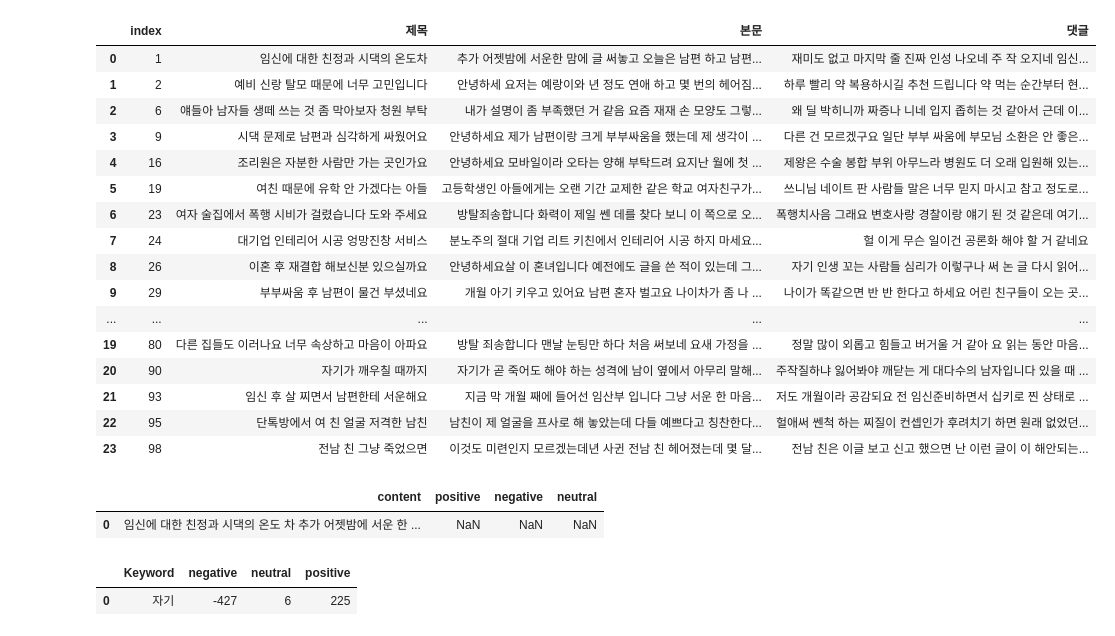
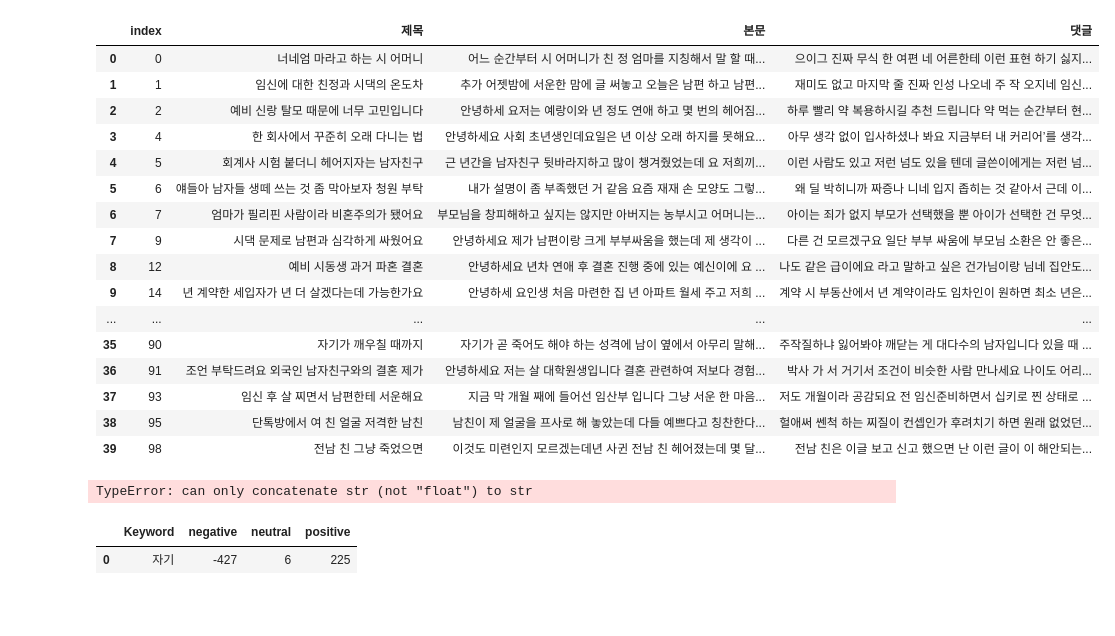
Before and after one commit to CSID-DGU/2021-1-CECD3-Bigdaterminator-5, a Jupyter notebook: source/nate_pann/네이트판_감성분석.ipynb, the cells around one changed output. Cells and saved outputs as stored; diff of their text form; code cells hidden in the pictures; blank space fills up the shorter version.

```diff
--- a/source/nate_pann/네이트판_감성분석.ipynb
+++ b/source/nate_pann/네이트판_감성분석.ipynb
@@ -17,39 +17,41 @@ from konlpy.tag import Komoran
 # %%
 #각 키워드에 해당하는 내용 정리
 #예시: ['결혼', '남자', '남편', '본인', '부모', '시간', '엄마', '여자', '자기', '친구']
 from IPython.core.display import display, HTML
 from konlpy.tag import Okt
 
 #키워드에 해당하는 제목, 본문, 댓글 출력, 추후 iteration 돌며 10가지 모두 할 것
 key = '자기'
 
 final = pd.DataFrame(columns = ['contents'])
 
 f = pd.read_csv('natepann.csv')
 
-is_key = f['본문'].str.contains(key, na=False)
+#키워드 본문, 제목, 댓글 돌며 확인
+is_key = f['본문'].str.contains(key, na=False) | f['제목'].str.contains(key, na=False) | f['댓글'].str.contains(key, na=False)
+
 
 f_key = f[is_key]
 f_key = f_key.reset_index()
 f_key
 # %% [output]
 |  | index | 제목 | 본문 | 댓글 |
-| 0 | 1 | 임신에 대한 친정과 시댁의 온도차 | 추가 어젯밤에 서운한 맘에 글 써놓고 오늘은 남편 하고 남편... | 재미도 없고 마지막 줄 진짜 인성 나오네 주 작 오지네 임신... |
-| 1 | 2 | 예비 신랑 탈모 때문에 너무 고민입니다 | 안녕하세 요저는 예랑이와 년 정도 연애 하고 몇 번의 헤어짐... | 하루 빨리 약 복용하시길 추천 드립니다 약 먹는 순간부터 현... |
-| 2 | 6 | 얘들아 남자들 생떼 쓰는 것 좀 막아보자 청원 부탁 | 내가 설명이 좀 부족했던 거 같음 요즘 재재 손 모양도 그렇... | 왜 딜 박히니까 짜증나 니네 입지 좁히는 것 같아서 근데 이... |
-| 3 | 9 | 시댁 문제로 남편과 심각하게 싸웠어요 | 안녕하세요 제가 남편이랑 크게 부부싸움을 했는데 제 생각이 ... | 다른 건 모르겠구요 일단 부부 싸움에 부모님 소환은 안 좋은... |
-| 4 | 16 | 조리원은 자분한 사람만 가는 곳인가요 | 안녕하세요 모바일이라 오타는 양해 부탁드려 요지난 월에 첫 ... | 제왕은 수술 봉합 부위 아무느라 병원도 더 오래 입원해 있는... |
-| 5 | 19 | 여친 때문에 유학 안 가겠다는 아들 | 고등학생인 아들에게는 오랜 기간 교제한 같은 학교 여자친구가... | 쓰니님 네이트 판 사람들 말은 너무 믿지 마시고 참고 정도로... |
-| 6 | 23 | 여자 술집에서 폭행 시비가 걸렸습니다 도와 주세요 | 방탈죄송합니다 화력이 제일 쎈 데를 찾다 보니 이 쪽으로 오... | 폭행치사음 그래요 변호사랑 경찰이랑 얘기 된 것 같은데 여기... |
-| 7 | 24 | 대기업 인테리어 시공 엉망진창 서비스 | 분노주의 절대 기업 리트 키친에서 인테리어 시공 하지 마세요... | 헐 이게 무슨 일이건 공론화 해야 할 거 같네요 |
-| 8 | 26 | 이혼 후 재결합 해보신분 있으실까요 | 안녕하세요살 이 혼녀입니다 예전에도 글을 쓴 적이 있는데 그... | 자기 인생 꼬는 사람들 심리가 이렇구나 써 논 글 다시 읽어... |
-| 9 | 29 | 부부싸움 후 남편이 물건 부셨네요 | 개월 아기 키우고 있어요 남편 혼자 벌고요 나이차가 좀 나 ... | 나이가 똑같으면 반 반 한다고 하세요 어린 친구들이 오는 곳... |
+| 0 | 0 | 너네엄 마라고 하는 시 어머니 | 어느 순간부터 시 어머니가 친 정 엄마를 지칭해서 말 할 때... | 으이그 진짜 무식 한 여편 네 어른한테 이런 표현 하기 싫지... |
+| 1 | 1 | 임신에 대한 친정과 시댁의 온도차 | 추가 어젯밤에 서운한 맘에 글 써놓고 오늘은 남편 하고 남편... | 재미도 없고 마지막 줄 진짜 인성 나오네 주 작 오지네 임신... |
+| 2 | 2 | 예비 신랑 탈모 때문에 너무 고민입니다 | 안녕하세 요저는 예랑이와 년 정도 연애 하고 몇 번의 헤어짐... | 하루 빨리 약 복용하시길 추천 드립니다 약 먹는 순간부터 현... |
+| 3 | 4 | 한 회사에서 꾸준히 오래 다니는 법 | 안녕하세요 사회 초년생인데요일은 년 이상 오래 하지를 못해요... | 아무 생각 없이 입사하셨나 봐요 지금부터 내 커리어’를 생각... |
+| 4 | 5 | 회계사 시험 붙더니 헤어지자는 남자친구 | 근 년간을 남자친구 뒷바라지하고 많이 챙겨줬었는데 요 저희끼... | 이런 사람도 있고 저런 넘도 있을 텐데 글쓴이에게는 저런 넘... |
+| 5 | 6 | 얘들아 남자들 생떼 쓰는 것 좀 막아보자 청원 부탁 | 내가 설명이 좀 부족했던 거 같음 요즘 재재 손 모양도 그렇... | 왜 딜 박히니까 짜증나 니네 입지 좁히는 것 같아서 근데 이... |
+| 6 | 7 | 엄마가 필리핀 사람이라 비혼주의가 됐어요 | 부모님을 창피해하고 싶지는 않지만 아버지는 농부시고 어머니는... | 아이는 죄가 없지 부모가 선택했을 뿐 아이가 선택한 건 무엇... |
+| 7 | 9 | 시댁 문제로 남편과 심각하게 싸웠어요 | 안녕하세요 제가 남편이랑 크게 부부싸움을 했는데 제 생각이 ... | 다른 건 모르겠구요 일단 부부 싸움에 부모님 소환은 안 좋은... |
+| 8 | 12 | 예비 시동생 과거 파혼 결혼 | 안녕하세요 년차 연애 후 결혼 진행 중에 있는 예신이에 요 ... | 나도 같은 급이에요 라고 말하고 싶은 건가님이랑 님네 집안도... |
+| 9 | 14 | 년 계약한 세입자가 년 더 살겠다는데 가능한가요 | 안녕하세 요인생 처음 마련한 집 년 아파트 월세 주고 저희 ... | 계약 시 부동산에서 년 계약이라도 임차인이 원하면 최소 년은... |
 | ... | ... | ... | ... | ... |
-| 19 | 80 | 다른 집들도 이러나요 너무 속상하고 마음이 아파요 | 방탈 죄송합니다 맨날 눈팅만 하다 처음 써보네 요새 가정을 ... | 정말 많이 외롭고 힘들고 버거울 거 같아 요 읽는 동안 마음... |
-| 20 | 90 | 자기가 깨우칠 때까지 | 자기가 곧 죽어도 해야 하는 성격에 남이 옆에서 아무리 말해... | 주작질하냐 잃어봐야 깨닫는 게 대다수의 남자입니다 있을 때 ... |
-| 21 | 93 | 임신 후 살 찌면서 남편한테 서운해요 | 지금 막 개월 째에 들어선 임산부 입니다 그냥 서운 한 마음... | 저도 개월이라 공감되요 전 임신준비하면서 십키로 찐 상태로 ... |
-| 22 | 95 | 단톡방에서 여 친 얼굴 저격한 남친 | 남친이 제 얼굴을 프사로 해 놓았는데 다들 예쁘다고 칭찬한다... | 헐애써 쎈척 하는 찌질이 컨셉인가 후려치기 하면 원래 없었던... |
-| 23 | 98 | 전남 친 그냥 죽었으면 | 이것도 미련인지 모르겠는데년 사귄 전남 친 헤어졌는데 몇 달... | 전남 친은 이글 보고 신고 했으면 난 이런 글이 이 해안되는... |
+| 35 | 90 | 자기가 깨우칠 때까지 | 자기가 곧 죽어도 해야 하는 성격에 남이 옆에서 아무리 말해... | 주작질하냐 잃어봐야 깨닫는 게 대다수의 남자입니다 있을 때 ... |
+| 36 | 91 | 조언 부탁드려요 외국인 남자친구와의 결혼 제가 | 안녕하세요 저는 살 대학원생입니다 결혼 관련하여 저보다 경험... | 박사 가 서 거기서 조건이 비슷한 사람 만나세요 나이도 어리... |
+| 37 | 93 | 임신 후 살 찌면서 남편한테 서운해요 | 지금 막 개월 째에 들어선 임산부 입니다 그냥 서운 한 마음... | 저도 개월이라 공감되요 전 임신준비하면서 십키로 찐 상태로 ... |
+| 38 | 95 | 단톡방에서 여 친 얼굴 저격한 남친 | 남친이 제 얼굴을 프사로 해 놓았는데 다들 예쁘다고 칭찬한다... | 헐애써 쎈척 하는 찌질이 컨셉인가 후려치기 하면 원래 없었던... |
+| 39 | 98 | 전남 친 그냥 죽었으면 | 이것도 미련인지 모르겠는데년 사귄 전남 친 헤어졌는데 몇 달... | 전남 친은 이글 보고 신고 했으면 난 이런 글이 이 해안되는... |
 # %%
 final_key = pd.DataFrame(columns = ['tokenized'])
 komoran = Komoran()
@@ -88,8 +90,7 @@ for i in range(len(final_key)):
 
 keyword_content
 # %% [output]
-|  | content | positive | negative | neutral |
-| 0 | 임신에 대한 친정과 시댁의 온도 차 추가 어젯밤에 서운 한 ... | NaN | NaN | NaN |
+TypeError: can only concatenate str (not "float") to str
 # %%
 # 감성사전에서 감성분석
 f = open('SentiWord_Dict.txt', 'r', -1, 'utf-8')
```
